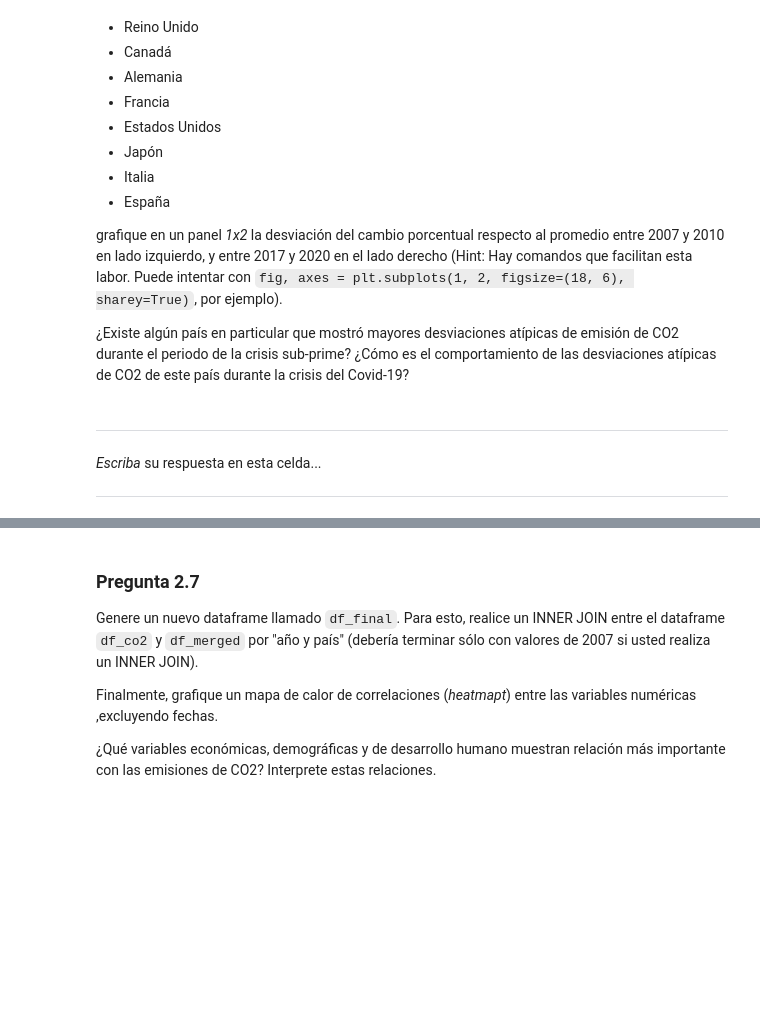
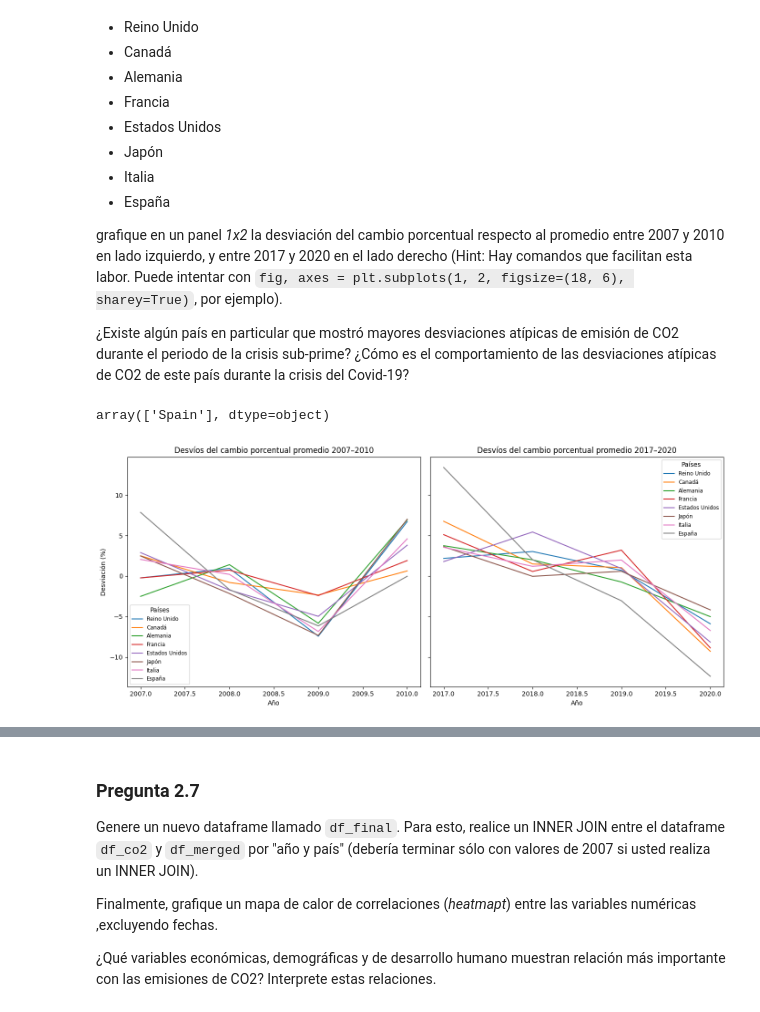
Before and after one commit to constanzaamunoz/ML-2025-01, a Jupyter notebook: Tarea_1.ipynb, the cells around one changed output, grey strips where cells are left out. Saved outputs shown, nothing was run; the diff lists cells and outputs as text; code cells hidden in the pictures; blank space fills up the shorter version.

```diff
--- a/Tarea_1.ipynb
+++ b/Tarea_1.ipynb
@@ -1009,12 +1105,8 @@ Luego, para los siguientes países:
 grafique en un panel _1x2_ la desviación del cambio porcentual respecto al promedio entre 2007 y 2010 en lado izquierdo, y entre 2017 y 2020 en el lado derecho (Hint: Hay comandos que facilitan esta labor. Puede intentar con `fig, axes = plt.subplots(1, 2, figsize=(18, 6), sharey=True)`, por ejemplo).
 
 ¿Existe algún país en particular que mostró mayores desviaciones atípicas de emisión de CO2 durante el periodo de la crisis sub-prime? ¿Cómo es el comportamiento de las desviaciones atípicas de CO2 de este país durante la crisis del Covid-19?
-# %% [markdown]
----
-
-
-*Escriba* su respuesta en esta celda...
-
-
-
----
+# %%
+#código para buscar algunos países
+df_co2[df_co2['Country'].str.lower().str.contains('spa')]['Country'].unique()
+# %% [output]
+array(['Spain'], dtype=object)
@@ -1020,0 +1126,42 @@ grafique en un panel _1x2_ la desviación del cambio porcentual respecto al prom
+# %%
+#filtrar datos para los años 2007-2010 y 2017-2020
+df_2007_2010 = df_co2_paises2[(df_co2_paises2['Year'].dt.year >= 2007) & (df_co2_paises2['Year'].dt.year <= 2010)]
+df_2017_2020 = df_co2_paises2[(df_co2_paises2['Year'].dt.year >= 2017) & (df_co2_paises2['Year'].dt.year <= 2020)]
+# %%
+#se calcular el promedio del cambio porcentual de CO2 por país entre las fechas solicitadas
+mean_2007_2010 = df_2007_2010.groupby('Country')['Total_pct_change'].mean()
+mean_2017_2020 = df_2017_2020.groupby('Country')['Total_pct_change'].mean()
+
+df_2007_2010 = df_2007_2010.copy()
+df_2017_2020 = df_2017_2020.copy()
+
+#nueva serie
+df_2007_2010.loc[:, 'desvio'] = df_2007_2010.apply(lambda row: row['Total_pct_change'] - mean_2007_2010[row['Country']], axis=1)
+df_2017_2020.loc[:, 'desvio'] = df_2017_2020.apply(lambda row: row['Total_pct_change'] - mean_2017_2020[row['Country']], axis=1)
+# %%
+#grafico
+fig, axes = plt.subplots(1, 2, figsize=(14, 6), sharey=True)
+
+#panel izquierdo: 2007–2010
+for pais in paises2.keys():
+    pais_data = df_2007_2010[df_2007_2010['Country'] == pais]
+    axes[0].plot(pais_data['Year'].dt.year, pais_data['desvio'], label=paises2[pais])
+
+axes[0].set_title('Desvíos del cambio porcentual promedio 2007–2010')
+axes[0].set_xlabel('Año')
+axes[0].set_ylabel('Desviación (%)')
+axes[0].legend(title='Países', fontsize='small')
+
+#panel derecho: 2017–2020
+for pais in paises2.keys():
+    pais_data = df_2017_2020[df_2017_2020['Country'] == pais]
+    axes[1].plot(pais_data['Year'].dt.year, pais_data['desvio'], label=paises2[pais])
+
+axes[1].set_title('Desvíos del cambio porcentual promedio 2017–2020')
+axes[1].set_xlabel('Año')
+axes[1].legend(title='Países', fontsize='small')
+
+plt.tight_layout()
+plt.show()
+# %% [output]
+[figure, added]
```
Also changed, not shown: parts of 19 cells of this notebook.
